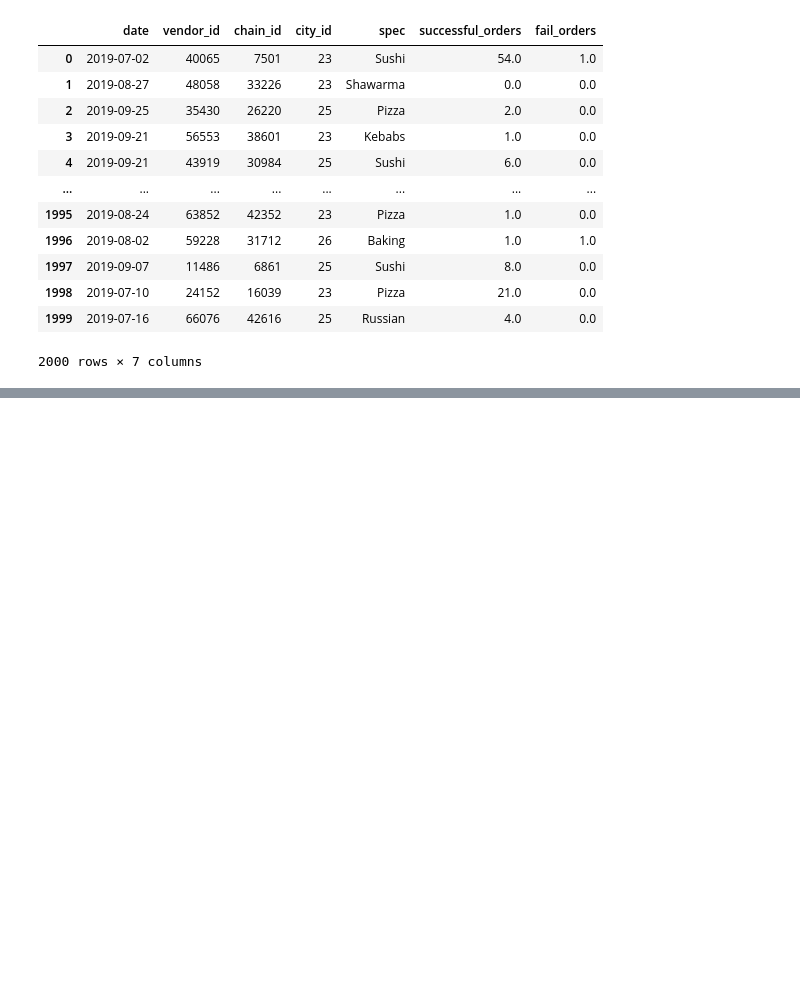
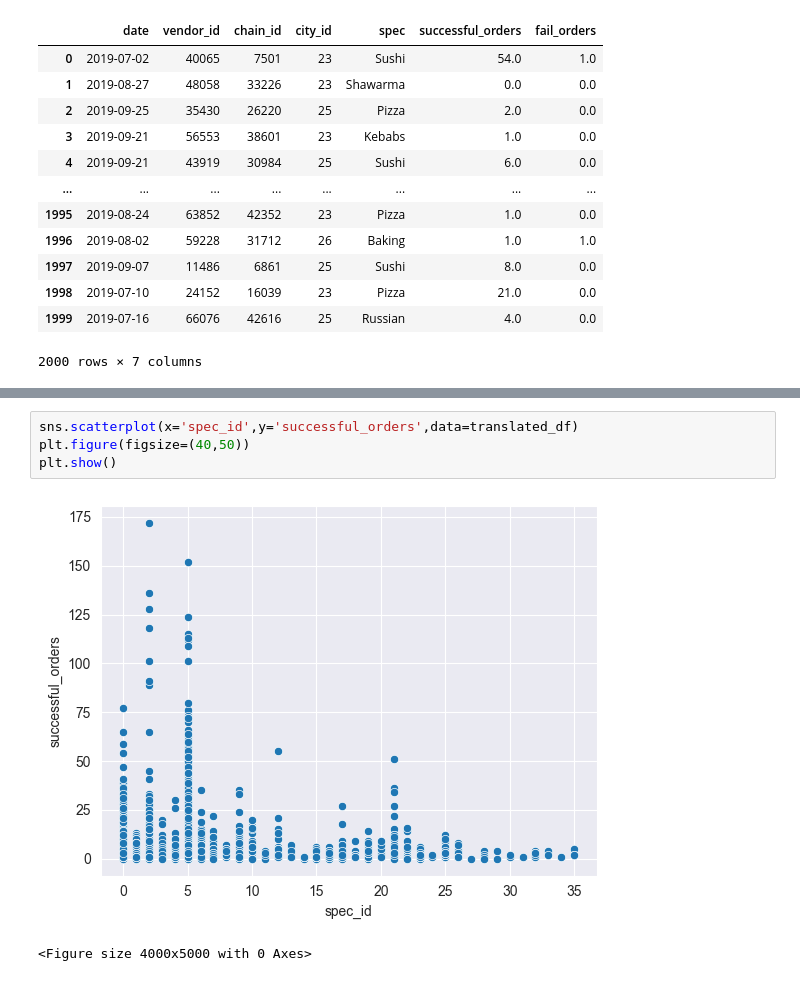
Before and after one commit to DMMPrice/Python-class, a Jupyter notebook: Project - 4/Order_analysis.ipynb, the cells around one changed output, grey strips where cells are left out. Saved outputs shown, nothing was run; the diff lists cells and outputs as text; blank space fills up the shorter version.

```diff
--- a/Project - 4/Order_analysis.ipynb
+++ b/Project - 4/Order_analysis.ipynb
@@ -184,0 +250,7 @@ translated_df
+# %%
+sns.scatterplot(x='spec_id',y='successful_orders',data=translated_df)
+plt.figure(figsize=(40,50))
+plt.show()
+# %% [output]
+[figure, added]
+<Figure size 4000x5000 with 0 Axes>
```
Also changed, not shown: parts of 7 cells of this notebook, 8 other files.
